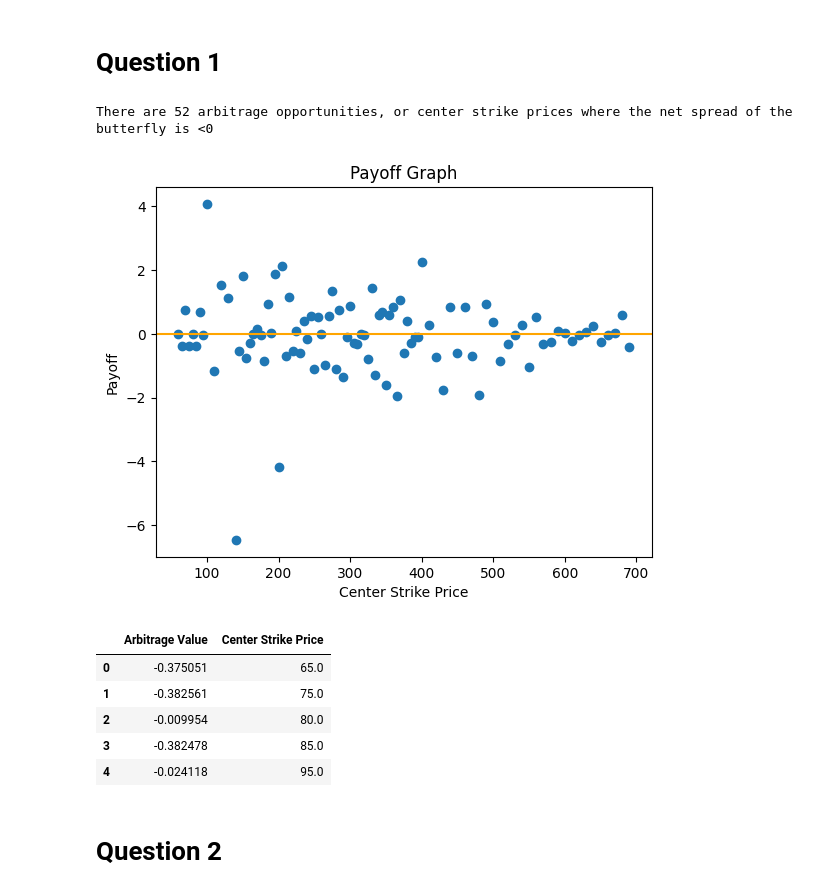
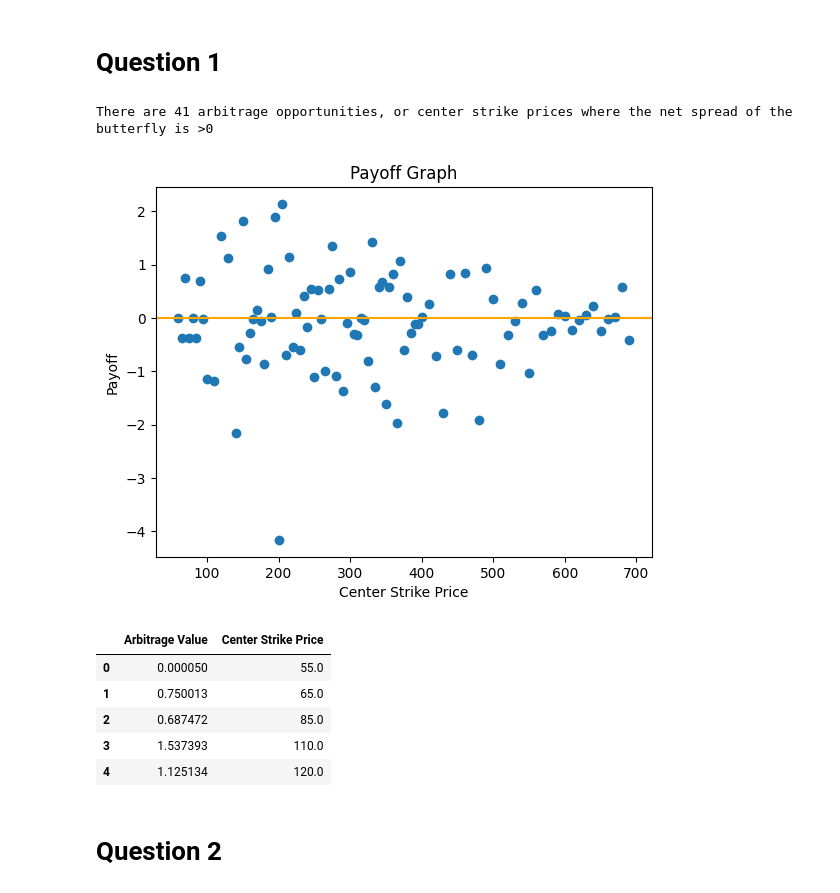
Before and after one commit to sash-wat/BUFN401, a Jupyter notebook: Homework3/HW3.ipynb, the cells around one changed output. Drawn from its saved outputs; the diff is of its cells as text; code cells hidden in the pictures.

```diff
--- a/Homework3/HW3.ipynb
+++ b/Homework3/HW3.ipynb
@@ -46,35 +56,36 @@ plt.show()
 # %%
 # This function returns the payoff of a call option, as we've learned in class
 def payoff(s, k):
     return max([0, (s-k)])
 counter = 0
 arr = []
 centerKs = []
 arb = []
 for index, row in spread.iterrows():
     if index > 0 and index < 95:
-        a = -spread.loc[index-1]['Mid']
-        b = 2*spread.loc[index]['Mid']
-        c = -spread.loc[index+1]['Mid']
+        coefs = weights(spread.loc[index-1]['strike'], spread.loc[index]['strike'], spread.loc[index+1]['strike'])
+        a = -1 * coefs[0] * spread.loc[index-1]['Mid']
+        b = np.sum(coefs) * spread.loc[index]['Mid']
+        c = -1 * coefs[1] * spread.loc[index+1]['Mid']
 
         # Buy one call at lowest price, sell 2 calls at the middle price, and buy 1 call at the higher price
         #arbitrage occurs when net spread < 0
         money = a+b+c
-        if (money < 0):
+        if (money > 0):
             centerKs.append(spread.loc[index-1]['strike'])
             arb.append(money)
             counter += 1
         arr.append(money)
-print("There are " + str(counter) + " arbitrage opportunities, or center strike prices where the net spread of the butterfly is <0")
+print("There are " + str(counter) + " arbitrage opportunities, or center strike prices where the net spread of the butterfly is >0")
 plt.scatter(spread['strike'][1:95], arr)
 plt.axhline(y = 0, color = 'orange', label = 'axvline - full height')
 plt.xlabel("Center Strike Price")
 plt.ylabel("Payoff")
 plt.title("Payoff Graph")
 plt.show()
 # %% [output]
-There are 52 arbitrage opportunities, or center strike prices where the net spread of the butterfly is <0
+There are 41 arbitrage opportunities, or center strike prices where the net spread of the butterfly is >0
-[figure, old version]
+[figure, new version]
 # %%
 data = []
 for i in range(0, len(arb)):
@@ -83,11 +94,11 @@ q1Arbs = pd.DataFrame(data=data, columns=['Arbitrage Value', 'Center Strike Pric
 q1Arbs.head()
 # %% [output]
 |  | Arbitrage Value | Center Strike Price |
-| 0 | -0.375051 | 65.0 |
-| 1 | -0.382561 | 75.0 |
-| 2 | -0.009954 | 80.0 |
-| 3 | -0.382478 | 85.0 |
-| 4 | -0.024118 | 95.0 |
+| 0 | 0.000050 | 55.0 |
+| 1 | 0.750013 | 65.0 |
+| 2 | 0.687472 | 85.0 |
+| 3 | 1.537393 | 110.0 |
+| 4 | 1.125134 | 120.0 |
 # %% [markdown]
 # Question 2
 # %%
```
Also changed, not shown: parts of 7 cells of this notebook, 1 other file.
